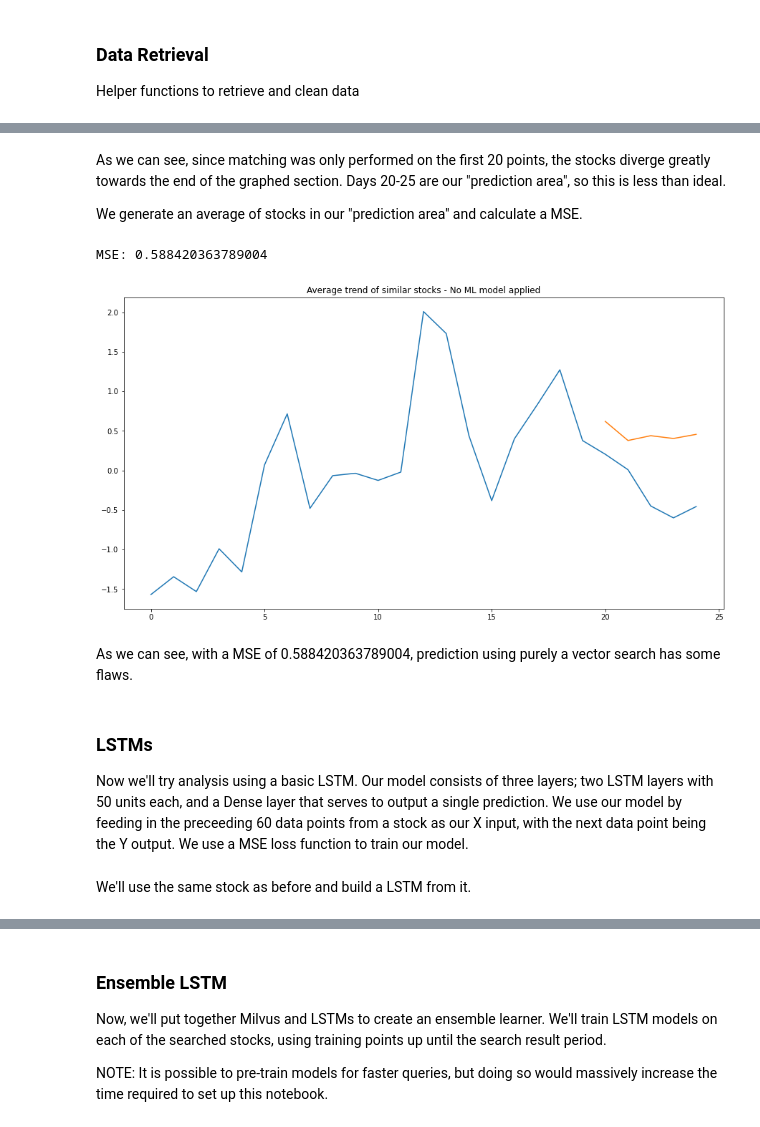
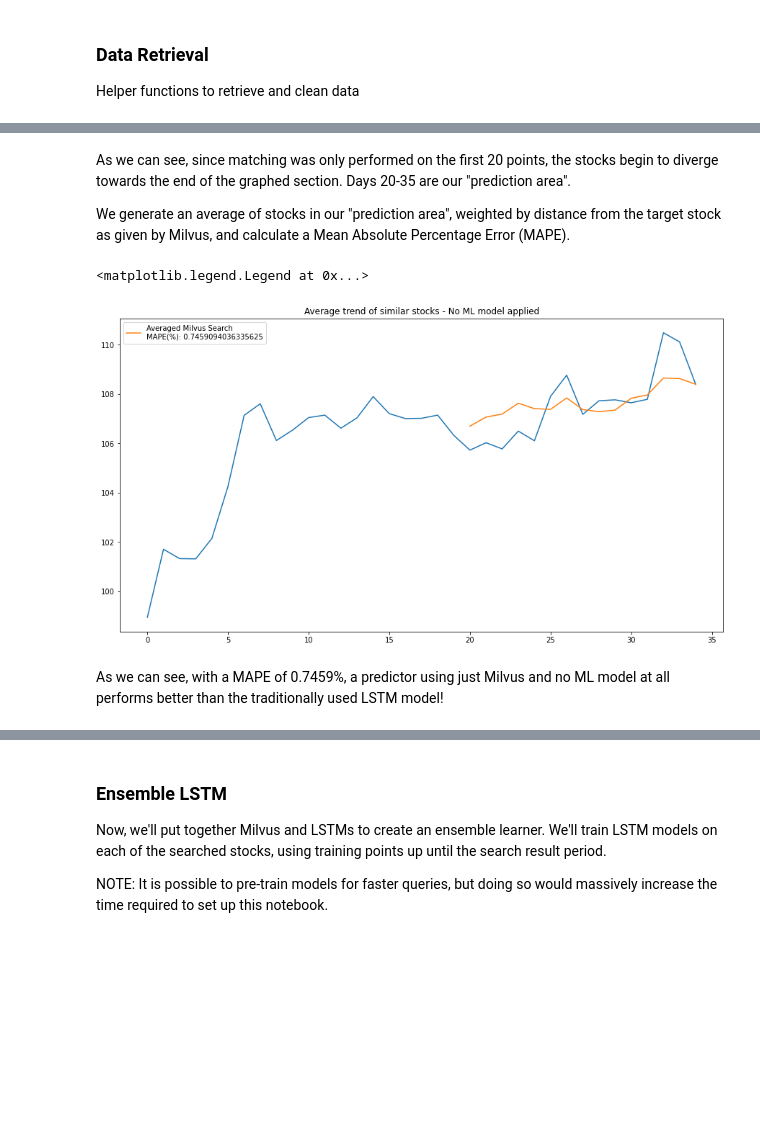
Before and after one commit to NotRyan/stock-search, a Jupyter notebook: stock search v3.ipynb, the cells around one changed output, grey strips where cells are left out. Saved outputs shown, nothing was run; the diff lists cells and outputs as text; code cells hidden in the pictures; blank space fills up the shorter version.

Commit message:
Update notebook with better metrics

```diff
--- a/stock search v3.ipynb
+++ b/stock search v3.ipynb
@@ -70,0 +82,4 @@ MYSQL_TABLE = 'milvus_stock_search'
+# %%
+stock_filepath = 'data/archive/Stocks/agu.us.txt'
+start_date = date(2017,9,8)
+end_date = date(2017,10,6)
@@ -204,7 +153,7 @@ print(result)
 
 Helper functions to retrieve and clean data
 # %%
-def fetch_period(path, start=date(1900,1,1), end=date(2017,11,3), additional=0, starti = 0, scaler=None, fit_scaler=False):
+def fetch_period(path, start=date(1900,1,1), end=date(2017,10,6), additional=0, starti = 0, scaler=None, fit_scaler=False):
     df = read_from_file(path)
     if start != date(1900,1,1) and starti == 0:
         starti = df.index.get_loc(start)
@@ -252,7 +324,4 @@ Using Milvus, we'll perform a search for the 10 most similar periods of stock hi
 # %%
-stock_filepath = 'data/archive/Stocks/agu.us.txt'
-start_date = date(2017,10,6)
-end_date = date(2017,11,3)
 query_data = [fetch_period(stock_filepath, start_date, end_date)['Close'].values.tolist()]
 search_param = {'nprobe': 16}
 status, results = client.search(collection_name=MILVUS_COLLECTION_NAME, query_records=query_data, top_k=10, params=search_param)
@@ -268,21 +331,18 @@ print(type(ids[0]))
 # %%
 scaled_results = []
 for mysql_row in mysql_results:
-    df = fetch_period(mysql_row[0], mysql_row[1], mysql_row[2], 5)
+    df = fetch_period(mysql_row[0], mysql_row[1], mysql_row[2], PREDICTION_SIZE)
     scaled_results.append(df)
 
 distances = [row.distance for row in results[0]]
 scaler = MinMaxScaler()
 scaled_distances = scaler.fit_transform(np.array(distances).reshape(-1,1))
-#print(scaled_distances)
 distances = [1 / x for x in distances]
-#print(distances)
 weighted_avg = 0
-predicted_points = np.zeros((5, 1))
-#print(len(scaled_results))
+predicted_points_search = np.zeros((PREDICTION_SIZE, 1))
 for d, df in zip(distances, scaled_results):
-    predicted_points = np.add(predicted_points, df[-5:].values * d)
-predicted_points /= sum(distances)
+    predicted_points_search = np.add(predicted_points_search, df[-PREDICTION_SIZE:].values * d)
+predicted_points_search /= sum(distances)
 # %% [markdown]
 ### Plotting Search Results
 
@@ -302,21 +362,23 @@ plt.plot(np.reshape(fetch_period(stock_filepath, start_date, end_date, 6)['Close
 # %% [markdown]
-As we can see, since matching was only performed on the first 20 points, the stocks diverge greatly towards the end of the graphed section. Days 20-25 are our "prediction area", so this is less than ideal.
+As we can see, since matching was only performed on the first 20 points, the stocks begin to diverge towards the end of the graphed section. Days 20-35 are our "prediction area".
 
-We generate an average of stocks in our "prediction area" and calculate a MSE.
+We generate an average of stocks in our "prediction area", weighted by distance from the target stock as given by Milvus, and calculate a Mean Absolute Percentage Error (MAPE).
 # %%
 plt.figure(figsize=(15,8))
 plt.title("Average trend of similar stocks - No ML model applied")
-#display(np.shape(fetch_period(stock_filepath, start_date, end_date, 5)['Close'].values.tolist()))
-original_points = np.reshape(fetch_period(stock_filepath, start_date, end_date, 5)['Close'].values.tolist(), (25, 1))
-plt.plot(original_points)
-plt.plot(range(20, 25), predicted_points)
-print("MSE: " + str(mean_squared_error(original_points[-5:], predicted_points)))
+scaler_original = StandardScaler()
+original_points = np.reshape(fetch_period(stock_filepath, start_date, end_date, PREDICTION_SIZE, scaler = scaler_original, fit_scaler=True)['Close'].values.tolist(), (STOCK_WIDTH + PREDICTION_SIZE, 1))
+original_points_scaled = scaler_original.inverse_transform(original_points)
+predicted_points_search_scaled = scaler_original.inverse_transform(predicted_points_search)
+
+
+
+plt.plot(original_points_scaled)
+search_mape = mean_absolute_percentage_error(original_points_scaled[-PREDICTION_SIZE:], predicted_points_search_scaled)
+plt.plot(range(STOCK_WIDTH, STOCK_WIDTH + PREDICTION_SIZE), predicted_points_search_scaled, label = "Averaged Milvus Search\nMAPE(%): " + str(search_mape * 100))
+plt.legend()
 # %% [output]
-MSE: 0.588420363789004
+<matplotlib.legend.Legend at 0x...>
-[figure, old version]
+[figure, new version]
 # %% [markdown]
-As we can see, with a MSE of 0.588420363789004, prediction using purely a vector search has some flaws.
+As we can see, with a MAPE of 0.7459%, a predictor using just Milvus and no ML model at all performs better than the traditionally used LSTM model!
-# %% [markdown]
-### LSTMs
-
-Now we'll try analysis using a basic LSTM. Our model consists of three layers; two LSTM layers with 50 units each, and a Dense layer that serves to output a single prediction. We use our model by feeding in the preceeding 60 data points from a stock as our X input, with the next data point being the Y output. We use a MSE loss function to train our model.
@@ -343,2 +384,0 @@ def build_model(path, end, fit_scaler=False):
-# %% [markdown]
-We'll use the same stock as before and build a LSTM from it.
```
Also changed, not shown: parts of 50 cells of this notebook, 2 other files.
